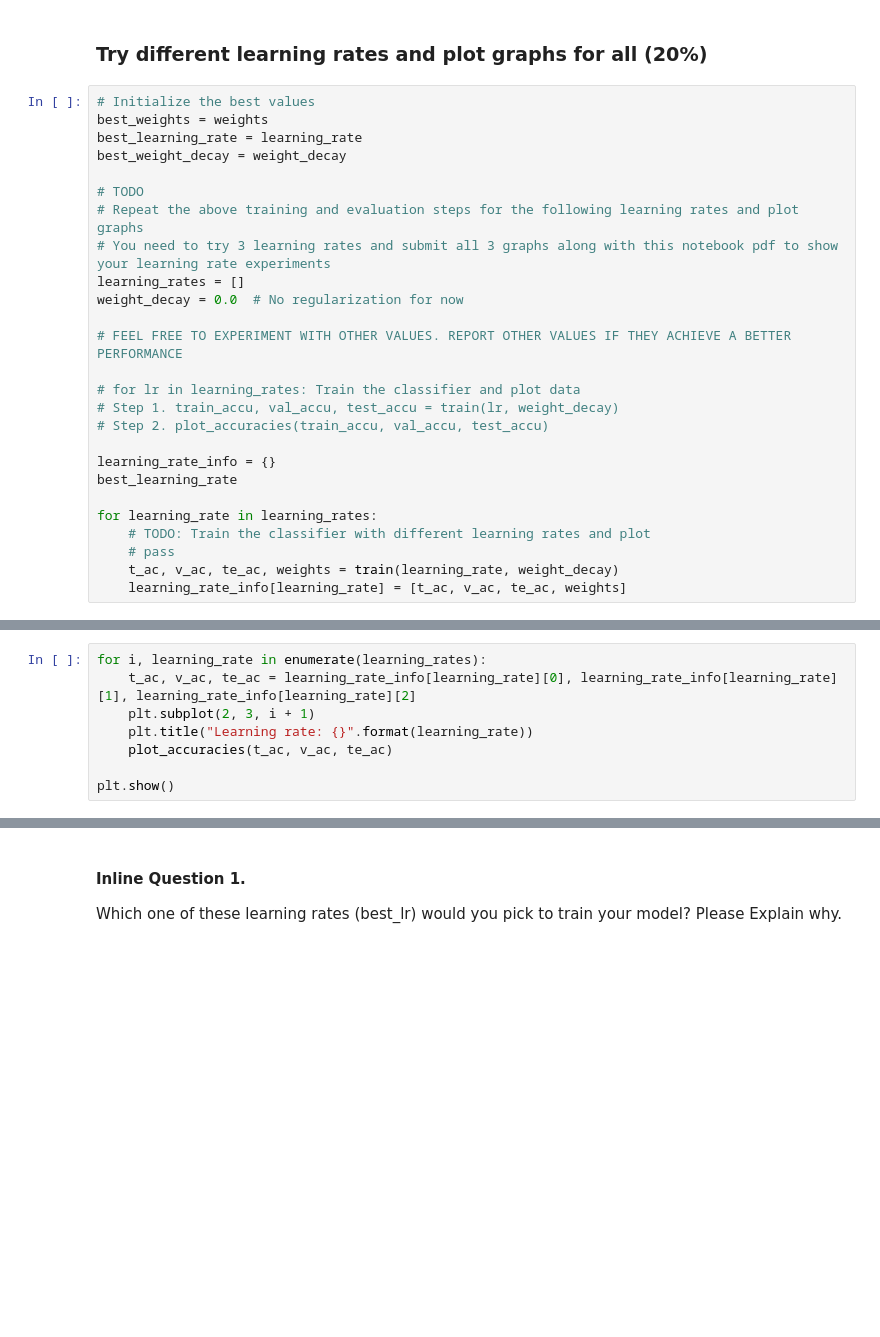
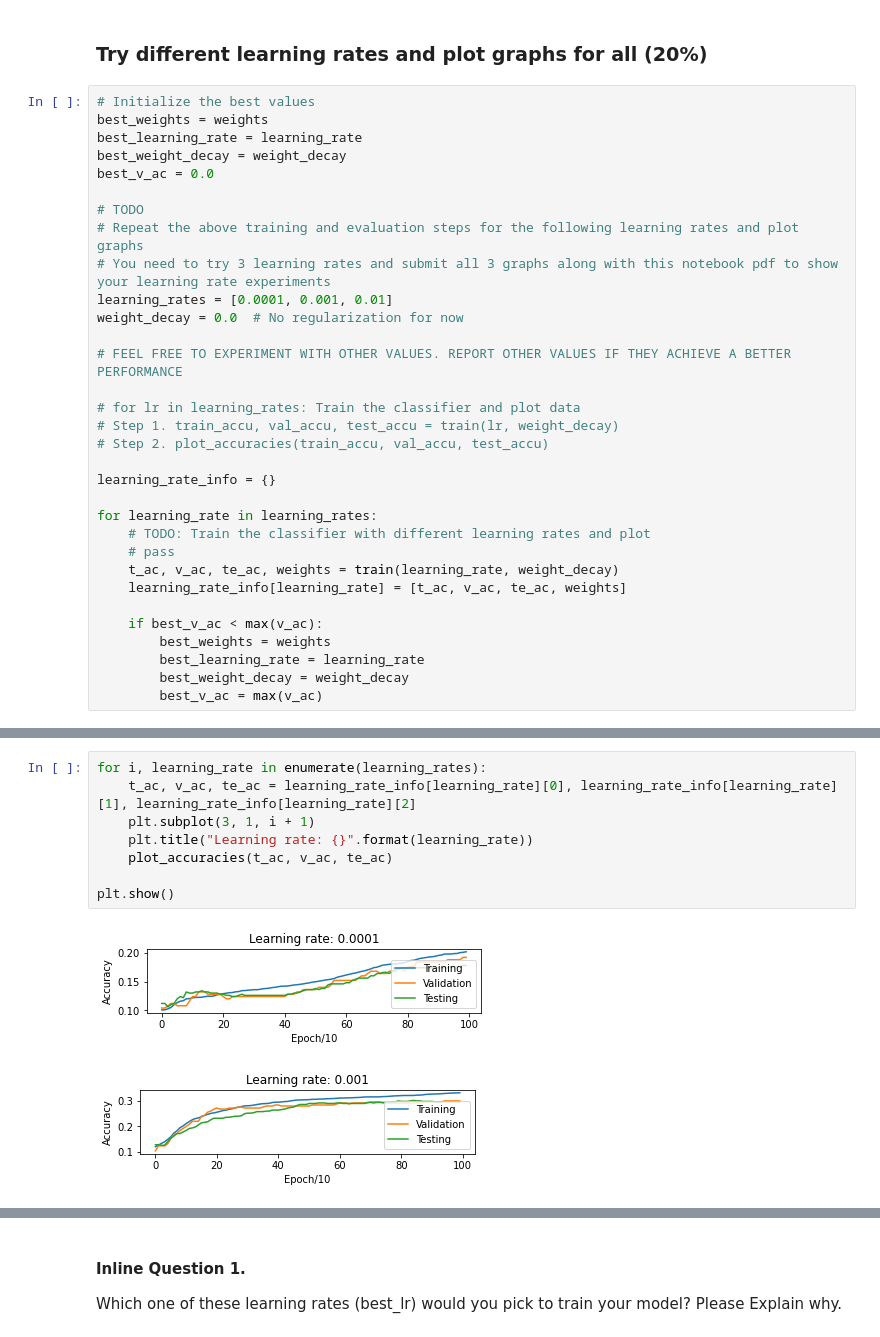
Before and after one commit to lintsao/ECE-285-HW1, a Jupyter notebook: logistic_regression.ipynb, the cells around one changed output, grey strips where cells are left out. Saved outputs shown, nothing was run; the diff lists cells and outputs as text; blank space fills up the shorter version.

```diff
--- a/logistic_regression.ipynb
+++ b/logistic_regression.ipynb
@@ -132,11 +268,12 @@ plot_accuracies(t_ac, v_ac, te_ac)
 best_weights = weights
 best_learning_rate = learning_rate
 best_weight_decay = weight_decay
+best_v_ac = 0.0
 
 # TODO
 # Repeat the above training and evaluation steps for the following learning rates and plot graphs
 # You need to try 3 learning rates and submit all 3 graphs along with this notebook pdf to show your learning rate experiments
-learning_rates = []
+learning_rates = [0.0001, 0.001, 0.01]
 weight_decay = 0.0  # No regularization for now
 
 # FEEL FREE TO EXPERIMENT WITH OTHER VALUES. REPORT OTHER VALUES IF THEY ACHIEVE A BETTER PERFORMANCE
@@ -146,10 +283,15 @@ weight_decay = 0.0  # No regularization for now
 # Step 2. plot_accuracies(train_accu, val_accu, test_accu)
 
 learning_rate_info = {}
-best_learning_rate
 
 for learning_rate in learning_rates:
     # TODO: Train the classifier with different learning rates and plot
     # pass
     t_ac, v_ac, te_ac, weights = train(learning_rate, weight_decay)
     learning_rate_info[learning_rate] = [t_ac, v_ac, te_ac, weights]
+
+    if best_v_ac < max(v_ac):
+        best_weights = weights
+        best_learning_rate = learning_rate
+        best_weight_decay = weight_decay
+        best_v_ac = max(v_ac)
@@ -156,8 +432,11 @@ for learning_rate in learning_rates:
 # %%
 for i, learning_rate in enumerate(learning_rates):
     t_ac, v_ac, te_ac = learning_rate_info[learning_rate][0], learning_rate_info[learning_rate][1], learning_rate_info[learning_rate][2]
-    plt.subplot(2, 3, i + 1)
+    plt.subplot(3, 1, i + 1)
     plt.title("Learning rate: {}".format(learning_rate))
     plot_accuracies(t_ac, v_ac, te_ac)
 
 plt.show()
+# %% [output]
+[figure, added]
+[figure, added]
```
Also changed, not shown: parts of 7 cells of this notebook, 4 other files.
